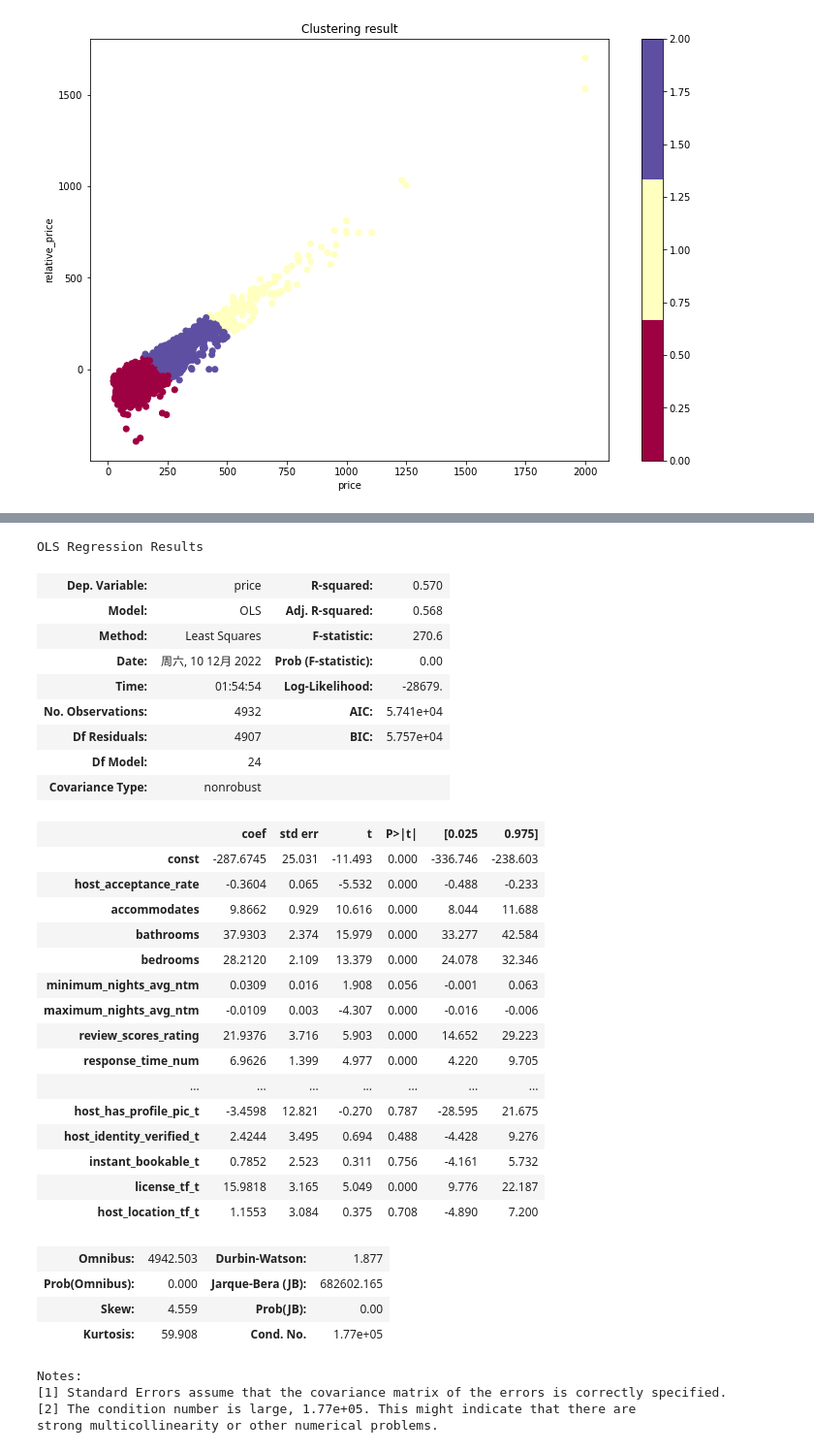
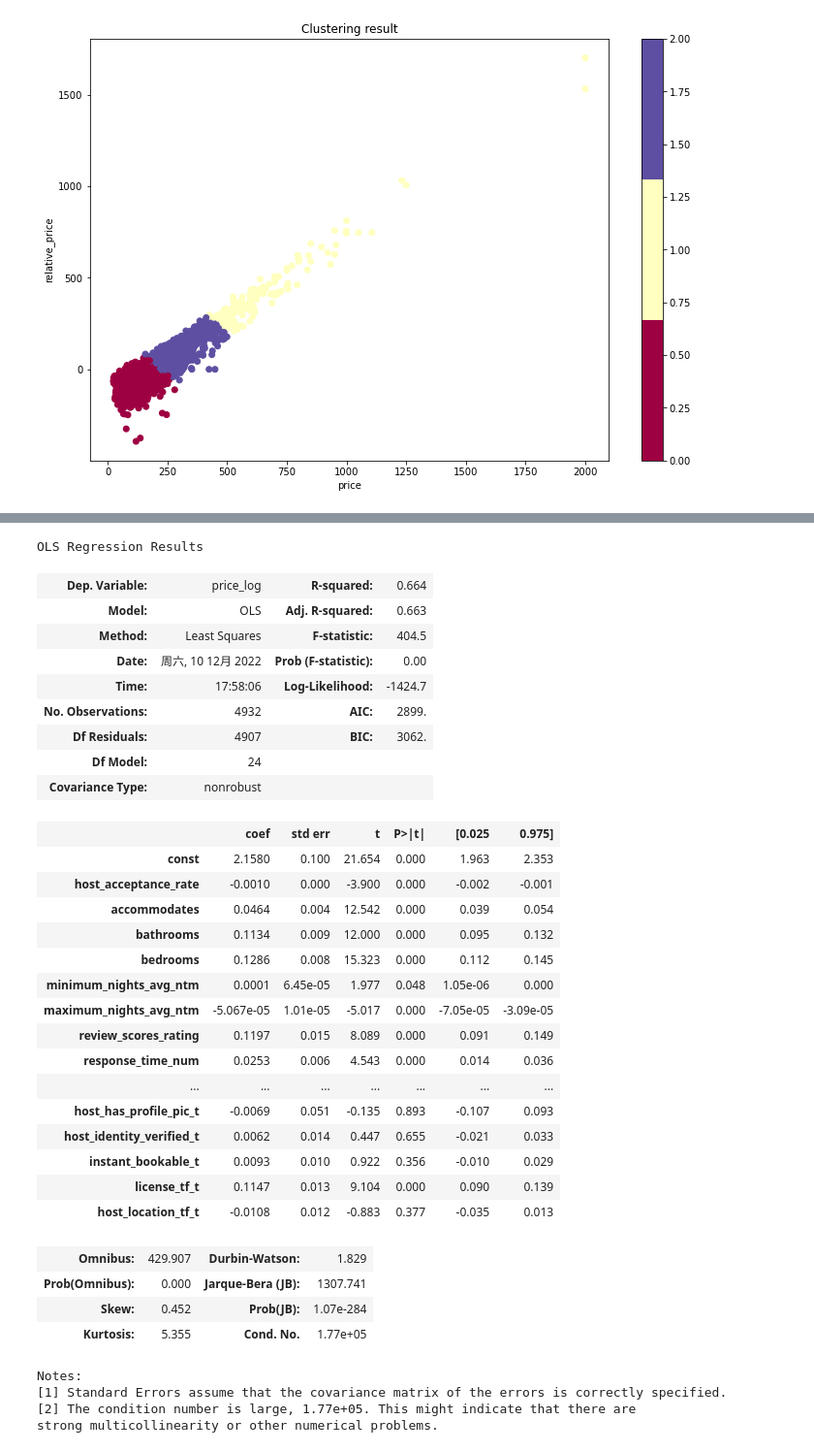
Before and after one commit to XianlaiYin/CASA0007, a Jupyter notebook: Group/Spatial.ipynb, the cells around one changed output, grey strips where cells are left out. Shown at 97% size. Saved outputs shown, nothing was run; the diff lists cells and outputs as text; code cells hidden in the pictures.

```diff
--- a/Group/Spatial.ipynb
+++ b/Group/Spatial.ipynb
@@ -443,40 +431,40 @@ Index(['host_acceptance_rate', 'accommodates', 'bathrooms', 'bedrooms',
 # %%
 #OLS
 seattle_VIF_all = seattle_VIF.drop(labels=['cluster_id'], axis=1)
-VIF_price = seattle_VIF_all.drop(labels=['price'], axis=1)
-OLS_price = sm.OLS(endog = seattle_VIF_all[['price']], exog = sm.add_constant(VIF_price)).fit()
+VIF_price = seattle_VIF_all.drop(labels=['price','price_log'], axis=1)
+OLS_price = sm.OLS(endog = seattle_VIF_all['price_log'], exog = sm.add_constant(VIF_price)).fit()
 OLS_price.summary()
 # %% [output]
 OLS Regression Results
-| Dep. Variable: | price | R-squared: | 0.570 |
-| Model: | OLS | Adj. R-squared: | 0.568 |
-| Method: | Least Squares | F-statistic: | 270.6 |
+| Dep. Variable: | price_log | R-squared: | 0.664 |
+| Model: | OLS | Adj. R-squared: | 0.663 |
+| Method: | Least Squares | F-statistic: | 404.5 |
 | Date: | 周六, 10 12月 2022 | Prob (F-statistic): | 0.00 |
-| Time: | 01:54:54 | Log-Likelihood: | -28679. |
-| No. Observations: | 4932 | AIC: | 5.741e+04 |
-| Df Residuals: | 4907 | BIC: | 5.757e+04 |
+| Time: | 17:58:06 | Log-Likelihood: | -1424.7 |
+| No. Observations: | 4932 | AIC: | 2899. |
+| Df Residuals: | 4907 | BIC: | 3062. |
 | Df Model: | 24 |  |  |
 | Covariance Type: | nonrobust |  |  |
 |  | coef | std err | t | P>|t| | [0.025 | 0.975] |
-| const | -287.6745 | 25.031 | -11.493 | 0.000 | -336.746 | -238.603 |
-| host_acceptance_rate | -0.3604 | 0.065 | -5.532 | 0.000 | -0.488 | -0.233 |
-| accommodates | 9.8662 | 0.929 | 10.616 | 0.000 | 8.044 | 11.688 |
-| bathrooms | 37.9303 | 2.374 | 15.979 | 0.000 | 33.277 | 42.584 |
-| bedrooms | 28.2120 | 2.109 | 13.379 | 0.000 | 24.078 | 32.346 |
-| minimum_nights_avg_ntm | 0.0309 | 0.016 | 1.908 | 0.056 | -0.001 | 0.063 |
-| maximum_nights_avg_ntm | -0.0109 | 0.003 | -4.307 | 0.000 | -0.016 | -0.006 |
-| review_scores_rating | 21.9376 | 3.716 | 5.903 | 0.000 | 14.652 | 29.223 |
-| response_time_num | 6.9626 | 1.399 | 4.977 | 0.000 | 4.220 | 9.705 |
+| const | 2.1580 | 0.100 | 21.654 | 0.000 | 1.963 | 2.353 |
+| host_acceptance_rate | -0.0010 | 0.000 | -3.900 | 0.000 | -0.002 | -0.001 |
+| accommodates | 0.0464 | 0.004 | 12.542 | 0.000 | 0.039 | 0.054 |
+| bathrooms | 0.1134 | 0.009 | 12.000 | 0.000 | 0.095 | 0.132 |
+| bedrooms | 0.1286 | 0.008 | 15.323 | 0.000 | 0.112 | 0.145 |
+| minimum_nights_avg_ntm | 0.0001 | 6.45e-05 | 1.977 | 0.048 | 1.05e-06 | 0.000 |
+| maximum_nights_avg_ntm | -5.067e-05 | 1.01e-05 | -5.017 | 0.000 | -7.05e-05 | -3.09e-05 |
+| review_scores_rating | 0.1197 | 0.015 | 8.089 | 0.000 | 0.091 | 0.149 |
+| response_time_num | 0.0253 | 0.006 | 4.543 | 0.000 | 0.014 | 0.036 |
 | ... | ... | ... | ... | ... | ... | ... |
-| host_has_profile_pic_t | -3.4598 | 12.821 | -0.270 | 0.787 | -28.595 | 21.675 |
-| host_identity_verified_t | 2.4244 | 3.495 | 0.694 | 0.488 | -4.428 | 9.276 |
-| instant_bookable_t | 0.7852 | 2.523 | 0.311 | 0.756 | -4.161 | 5.732 |
-| license_tf_t | 15.9818 | 3.165 | 5.049 | 0.000 | 9.776 | 22.187 |
-| host_location_tf_t | 1.1553 | 3.084 | 0.375 | 0.708 | -4.890 | 7.200 |
+| host_has_profile_pic_t | -0.0069 | 0.051 | -0.135 | 0.893 | -0.107 | 0.093 |
+| host_identity_verified_t | 0.0062 | 0.014 | 0.447 | 0.655 | -0.021 | 0.033 |
+| instant_bookable_t | 0.0093 | 0.010 | 0.922 | 0.356 | -0.010 | 0.029 |
+| license_tf_t | 0.1147 | 0.013 | 9.104 | 0.000 | 0.090 | 0.139 |
+| host_location_tf_t | -0.0108 | 0.012 | -0.883 | 0.377 | -0.035 | 0.013 |
-| Omnibus: | 4942.503 | Durbin-Watson: | 1.877 |
-| Prob(Omnibus): | 0.000 | Jarque-Bera (JB): | 682602.165 |
-| Skew: | 4.559 | Prob(JB): | 0.00 |
-| Kurtosis: | 59.908 | Cond. No. | 1.77e+05 |
+| Omnibus: | 429.907 | Durbin-Watson: | 1.829 |
+| Prob(Omnibus): | 0.000 | Jarque-Bera (JB): | 1307.741 |
+| Skew: | 0.452 | Prob(JB): | 1.07e-284 |
+| Kurtosis: | 5.355 | Cond. No. | 1.77e+05 |
 Notes:
 [1] Standard Errors assume that the covariance matrix of the errors is correctly specified.
 [2] The condition number is large, 1.77e+05. This might indicate that there are
```
Also changed, not shown: parts of 2 cells of this notebook, 4 other files.
